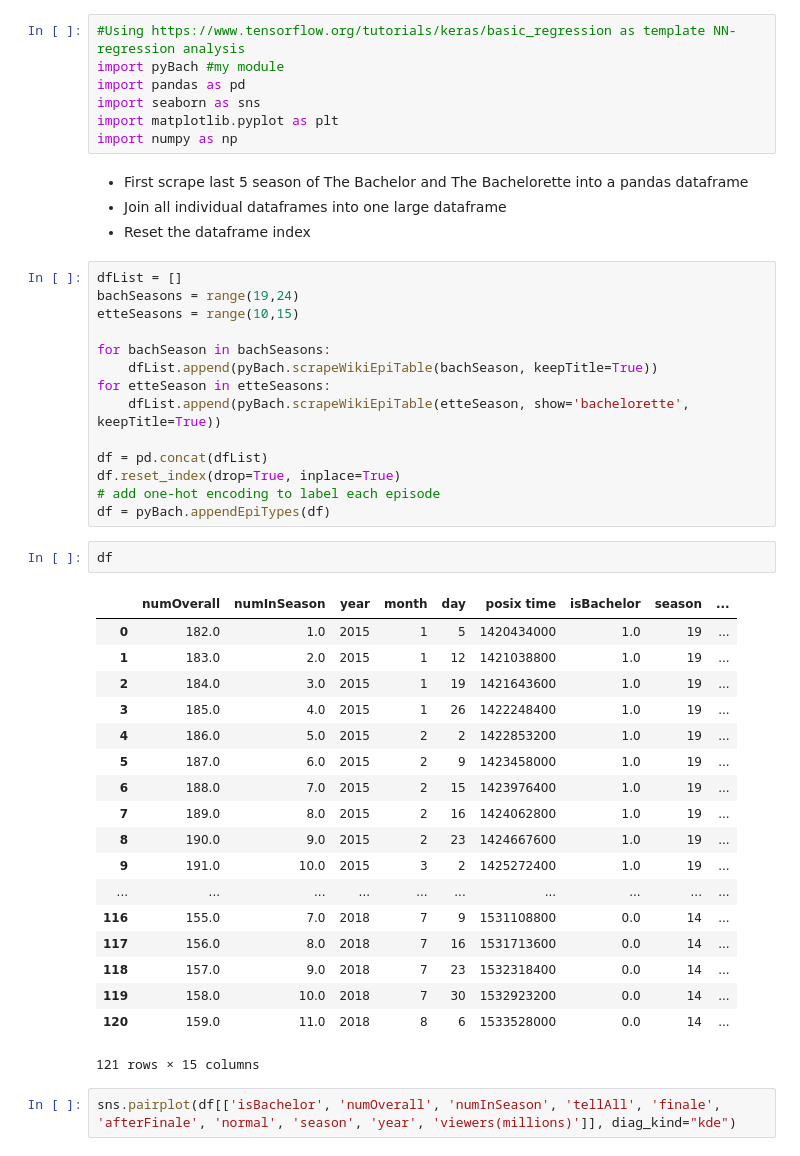
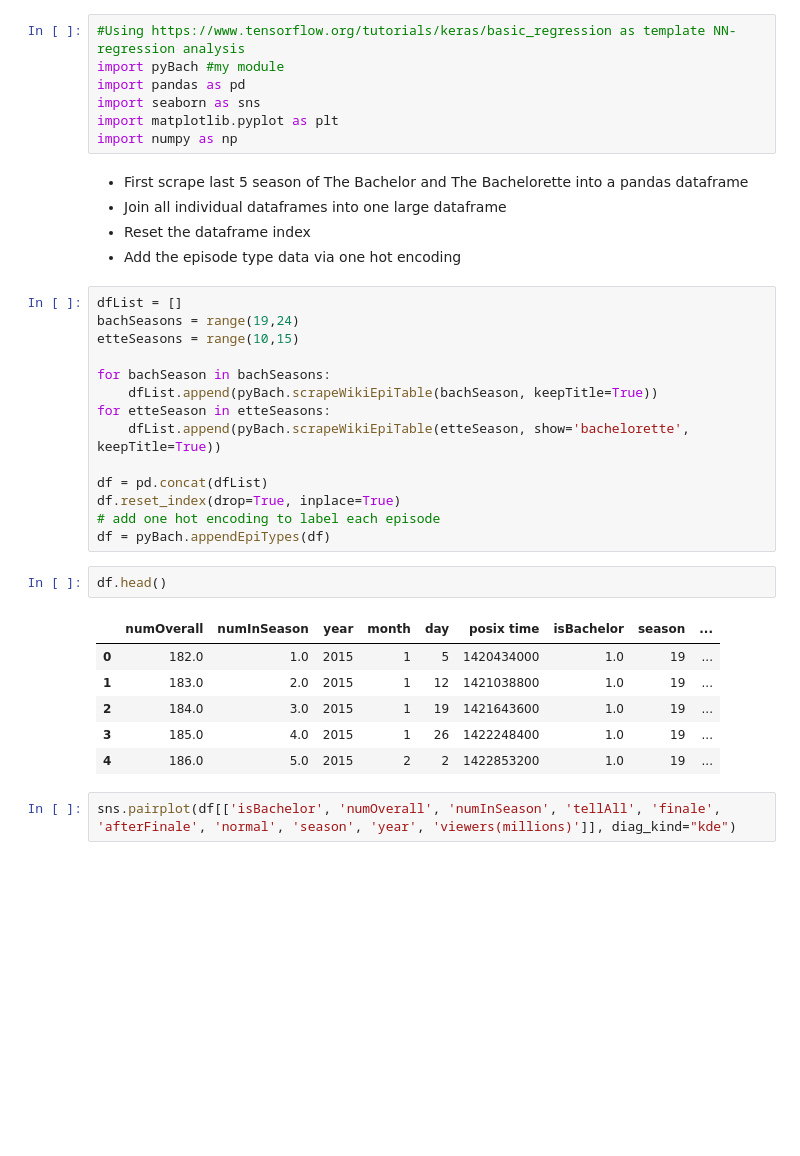
Before and after one commit to jlaw8504/alphaPRAW, a Jupyter notebook: Bachelor Linear Regression.ipynb, the cells around one changed output. Drawn from its saved outputs; the diff is of its cells as text; blank space fills up the shorter version.

```diff
--- a/Bachelor Linear Regression.ipynb
+++ b/Bachelor Linear Regression.ipynb
@@ -13,6 +13,7 @@ import numpy as np
 <li>First scrape last 5 season of The Bachelor and The Bachelorette into a pandas dataframe</li>
     <li>Join all individual dataframes into one large dataframe</li>
     <li>Reset the dataframe index</li>
+    <li>Add the episode type data via one hot encoding</li>
 # %%
 dfList = []
 bachSeasons = range(19,24)
@@ -25,29 +26,17 @@ for etteSeason in etteSeasons:
 
 df = pd.concat(dfList)
 df.reset_index(drop=True, inplace=True)
-# add one-hot encoding to label each episode
+# add one hot encoding to label each episode
 df = pyBach.appendEpiTypes(df)
 # %%
-df
+df.head()
 # %% [output]
 |  | numOverall | numInSeason | year | month | day | posix time | isBachelor | season | ... |
 | 0 | 182.0 | 1.0 | 2015 | 1 | 5 | 1420434000 | 1.0 | 19 | ... |
 | 1 | 183.0 | 2.0 | 2015 | 1 | 12 | 1421038800 | 1.0 | 19 | ... |
 | 2 | 184.0 | 3.0 | 2015 | 1 | 19 | 1421643600 | 1.0 | 19 | ... |
 | 3 | 185.0 | 4.0 | 2015 | 1 | 26 | 1422248400 | 1.0 | 19 | ... |
 | 4 | 186.0 | 5.0 | 2015 | 2 | 2 | 1422853200 | 1.0 | 19 | ... |
-| 5 | 187.0 | 6.0 | 2015 | 2 | 9 | 1423458000 | 1.0 | 19 | ... |
-| 6 | 188.0 | 7.0 | 2015 | 2 | 15 | 1423976400 | 1.0 | 19 | ... |
-| 7 | 189.0 | 8.0 | 2015 | 2 | 16 | 1424062800 | 1.0 | 19 | ... |
-| 8 | 190.0 | 9.0 | 2015 | 2 | 23 | 1424667600 | 1.0 | 19 | ... |
-| 9 | 191.0 | 10.0 | 2015 | 3 | 2 | 1425272400 | 1.0 | 19 | ... |
-| ... | ... | ... | ... | ... | ... | ... | ... | ... | ... |
-| 116 | 155.0 | 7.0 | 2018 | 7 | 9 | 1531108800 | 0.0 | 14 | ... |
-| 117 | 156.0 | 8.0 | 2018 | 7 | 16 | 1531713600 | 0.0 | 14 | ... |
-| 118 | 157.0 | 9.0 | 2018 | 7 | 23 | 1532318400 | 0.0 | 14 | ... |
-| 119 | 158.0 | 10.0 | 2018 | 7 | 30 | 1532923200 | 0.0 | 14 | ... |
-| 120 | 159.0 | 11.0 | 2018 | 8 | 6 | 1533528000 | 0.0 | 14 | ... |
-121 rows × 15 columns
 # %%
 sns.pairplot(df[['isBachelor', 'numOverall', 'numInSeason', 'tellAll', 'finale', 'afterFinale', 'normal', 'season', 'year', 'viewers(millions)']], diag_kind="kde")
 # %% [output]
```
Also changed, not shown: parts of 18 cells of this notebook.
